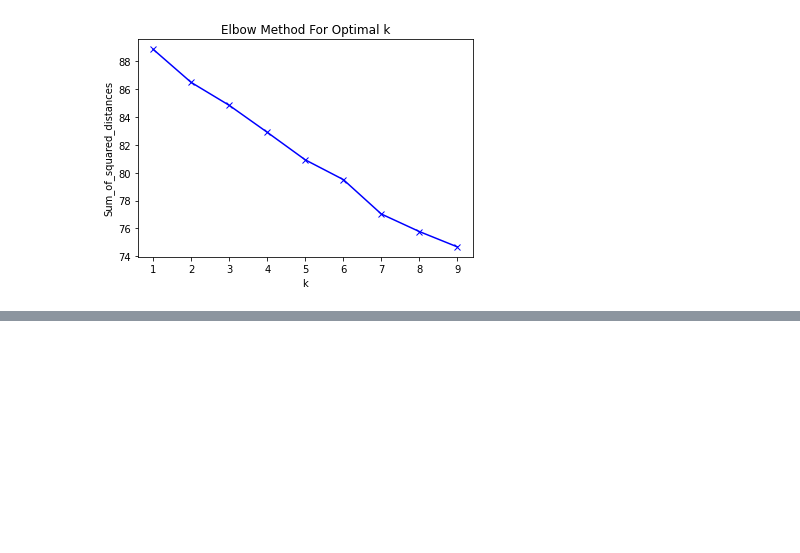
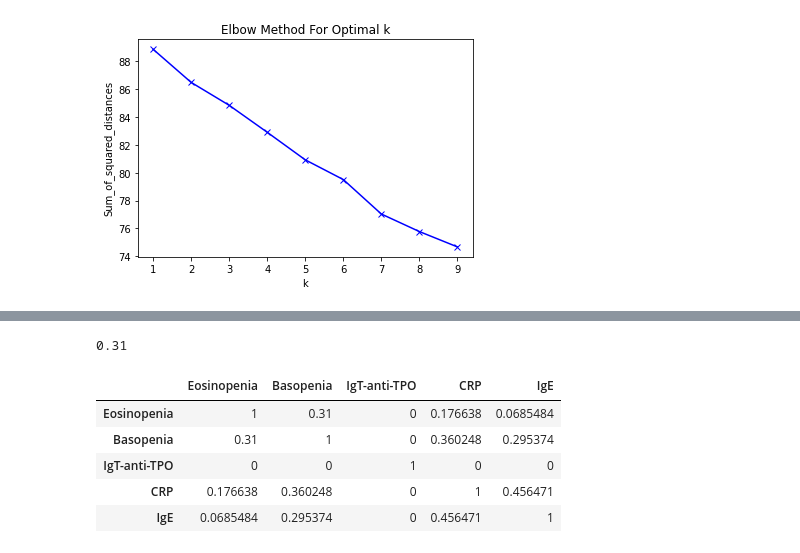
Before and after one commit to JulianSchmidtke/CAPTUM, a Jupyter notebook: AsuD_CAPTUM_v0.1.ipynb, the cells around one changed output, grey strips where cells are left out. Cells and saved outputs as stored; diff of their text form; code cells hidden in the pictures; blank space fills up the shorter version.

```diff
--- a/AsuD_CAPTUM_v0.1.ipynb
+++ b/AsuD_CAPTUM_v0.1.ipynb
@@ -227,0 +291,71 @@ plt.show()
+# %%
+def str_contains(text, a, b):
+  if a in text:
+    if b in text:
+      return True
+  return False
+
+def get_link(a, b):
+  if a == b:
+    return 1
+  # count_a = df[df.Markers.str.join(',').str.contains(a)].Markers.count()
+  # count_b = df[df.Markers.str.join(',').str.contains(b)].Markers.count()
+  # count_ab = df[df.Markers.str.join(',').str.contains(b)].Markers.count()
+  count_a = df[df.Markers.apply(str_contains, a=a, b=a)].Markers.count()
+  count_b = df[df.Markers.apply(str_contains, a=b, b=b)].Markers.count()
+  count_ab = df[df.Markers.apply(str_contains, a=a, b=b)].Markers.count()
+  return (count_ab/(0.5*(count_a+count_b)))
+
+
+link = get_link(markers[0], markers[1])
+link
+# df_x = df[df['Markers'].isin(['IgE'])]
+# df_x
+# df_x = df[all(x in  for x in [])]['Markers'].count()
+# df_x = df.Markers.to_list()
+# all(x in ['b', 'a', 'foo', 'bar'] for x in ['a', 'b'])
+
+# all(x in ['b', 'a', 'foo', 'bar'] for x in ['a', 'b'])
+# df_x
+
+
+# df[str_contains(df.Markers.str.join(','), , )]
+
+# df['Markers'].apply(str_contains, a = 'CRP', b='IgE')
+# %% [output]
+0.31
+# %%
+# df_markers = pd.DataFrame()
+# for marker_a in markers:
+#   df_markers[marker_a] = []
+#   #marker_links = []
+#   for marker_b in markers:
+#     df_markers = df_markers[marker_a].append(pd.Series(get_link(marker_a, marker_b)))
+#   #df_markers.append(marker_links)
+# df_markers
+
+# mylist = []
+# for marker in markers:
+#   mylist.append(markers)
+
+# mylist
+
+# df_markers = pd.DataFrame(markers, columns=markers)
+# df_markers
+
+
+df_markers = pd.DataFrame(index=markers, columns=markers)
+df_markers
+
+for marker_a in markers:
+  for marker_b in markers:
+    df_markers[marker_a][marker_b] = get_link(marker_a, marker_b)
+
+df_markers
+# %% [output]
+|  | Eosinopenia | Basopenia | IgT-anti-TPO | CRP | IgE |
+| Eosinopenia | 1 | 0.31 | 0 | 0.176638 | 0.0685484 |
+| Basopenia | 0.31 | 1 | 0 | 0.360248 | 0.295374 |
+| IgT-anti-TPO | 0 | 0 | 1 | 0 | 0 |
+| CRP | 0.176638 | 0.360248 | 0 | 1 | 0.456471 |
+| IgE | 0.0685484 | 0.295374 | 0 | 0.456471 | 1 |
```
Also changed, not shown: parts of 19 cells of this notebook.
